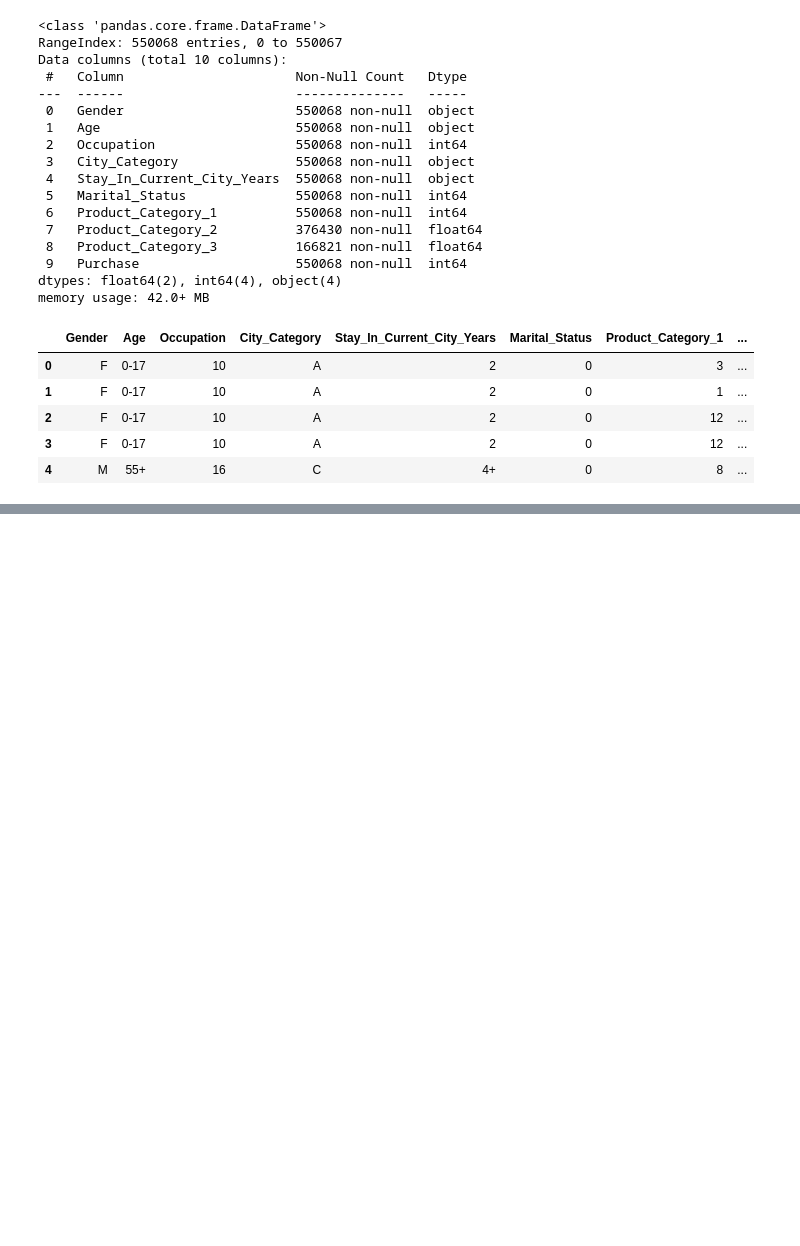
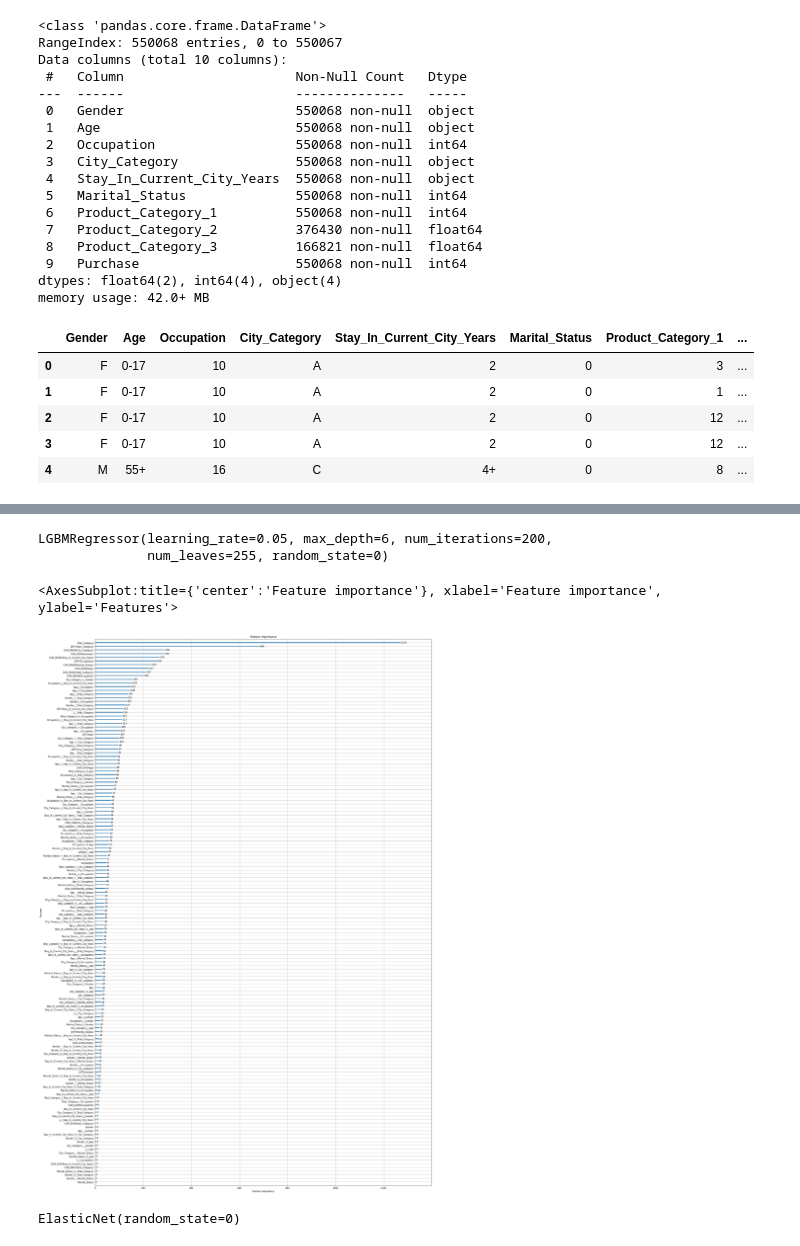
Before and after one commit to SanteriSuomi/Kaggle, a Jupyter notebook: BlackFridaySalesPrediction/BlackFridaySalesPrediction.ipynb, the cells around one changed output, grey strips where cells are left out. Drawn from its saved outputs; the diff is of its cells as text; code cells hidden in the pictures; blank space fills up the shorter version.

```diff
--- a/BlackFridaySalesPrediction/BlackFridaySalesPrediction.ipynb
+++ b/BlackFridaySalesPrediction/BlackFridaySalesPrediction.ipynb
@@ -152,0 +222,3 @@ data_test_cleaned = data_test.drop("Age_1", axis=1)
+# %%
+features_train, feat_names_train = ft.dfs(entityset=es, target_entity="sales", agg_primitives=num_agg_prim, trans_primitives=num_trans_prim, max_depth=1, max_features=500)
+features_train.replace([np.inf, -np.inf], np.nan, inplace=True)
@@ -152,0 +228,25 @@ data_test_cleaned = data_test.drop("Age_1", axis=1)
+# %%
+ii = IterativeImputer(estimator=lgb.LGBMRegressor(num_iterations=10, learning_rate=0.2, max_depth=6, num_leaves=255, random_state=0))
+features_train = pd.DataFrame(data=ii.fit_transform(features_train), columns=features_train.columns)
+features_test = pd.DataFrame(data=ii.transform(features_test), columns=features_test.columns)
+# %%
+mm = MinMaxScaler()
+features_train_scaled = pd.DataFrame(data=mm.fit_transform(features_train), columns=features_train.columns)
+features_test_scaled = pd.DataFrame(data=mm.transform(features_test), columns=features_test.columns)
+# %%
+lgbm_feature_importance = lgb.LGBMRegressor(num_iterations=200, learning_rate=0.05, max_depth=6, num_leaves=255, random_state=0)
+lgbm_feature_importance.fit(features_train_scaled, y)
+# %% [output]
+LGBMRegressor(learning_rate=0.05, max_depth=6, num_iterations=200,
+              num_leaves=255, random_state=0)
+# %%
+fig, ax = plt.subplots(figsize=(27, 45))
+lgb.plot_importance(lgbm_feature_importance, ax=ax)
+# %% [output]
+<AxesSubplot:title={'center':'Feature importance'}, xlabel='Feature importance', ylabel='Features'>
+[figure, added]
+# %%
+ee_feature_importance = ElasticNet(random_state=0)
+ee_feature_importance.fit(features_train_scaled, y)
+# %% [output]
+ElasticNet(random_state=0)
```
Also changed, not shown: parts of 27 cells of this notebook.
